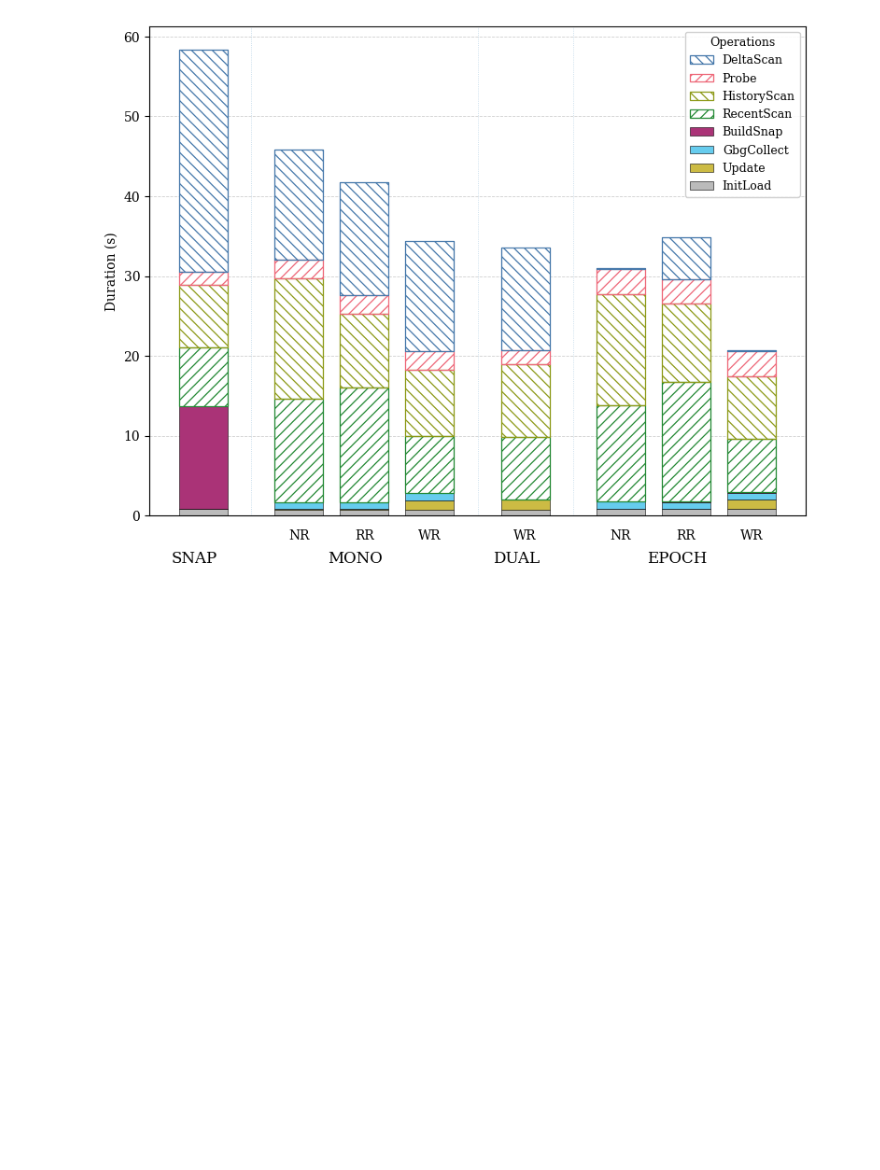
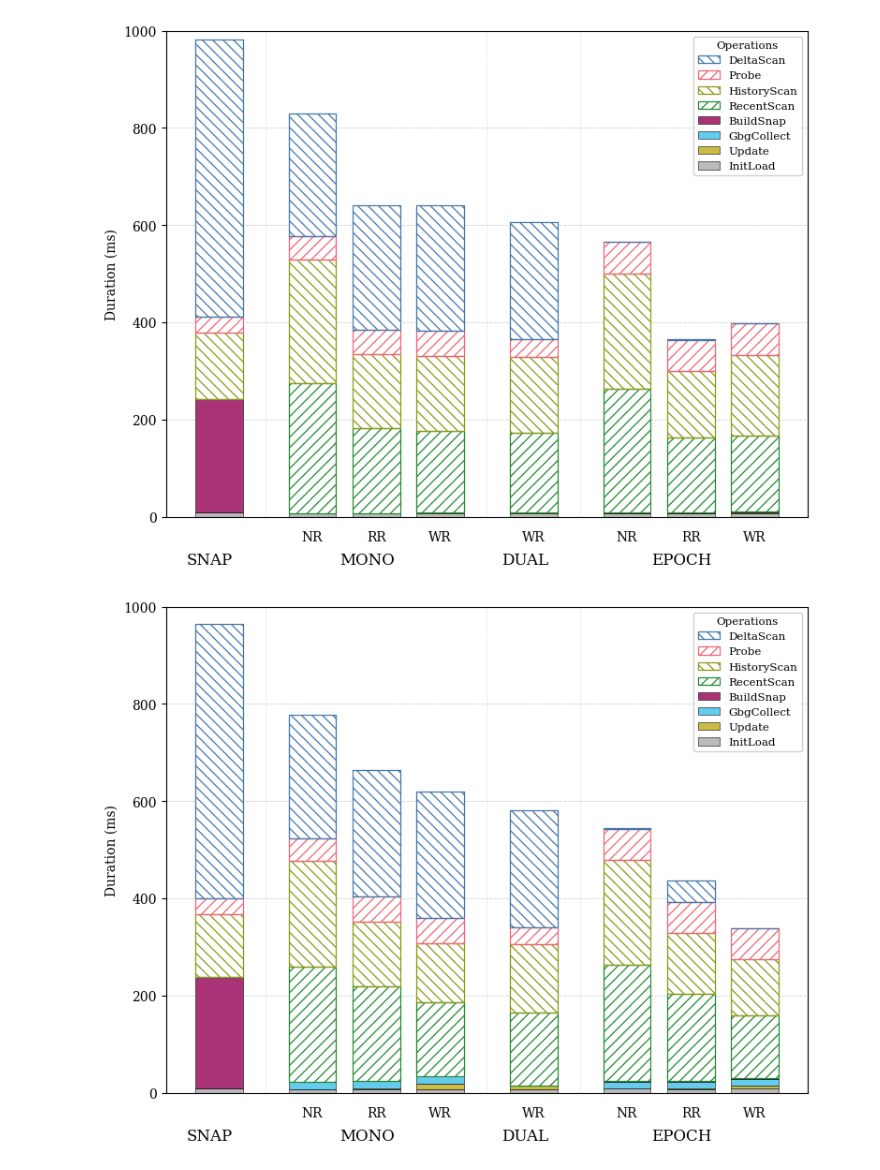
Before and after one commit to mallang/FosterBtree, a Jupyter notebook: benches/hash_join/htap_simulation/new_plot.ipynb, the cells around one changed output. Cells and saved outputs as stored; diff of their text form; code cells hidden in the pictures; blank space fills up the shorter version.

Commit message:
newest version with draw plot

```diff
--- a/benches/hash_join/htap_simulation/new_plot.ipynb
+++ b/benches/hash_join/htap_simulation/new_plot.ipynb
@@ -10,12 +12,9 @@ TX_MAP = {
     "DelSc": "DeltaScan",
 }
 
-# Load CSV into a DataFrame
-df = pd.read_csv("output/(UNIFORM-ANALYTICAL) Analytical Heavy_result.csv")
-df["tx_type"] = df["tx_type"].replace(TX_MAP)
-df.loc[df["table_type"] == "naive", "repair_type"] = ""
 
-def draw_grouped_stacked_bar(df, title="R-heavy", subtitle="All Types"):
+
+def draw_grouped_stacked_bar(df, title="R-heavy", subtitle="All Types", path = "output/"):
     # ORDER & DISPLAY NAMES
     table_order   = ["naive", "heap", "chain", "par"]  # data keys
     table_display = {"naive":"SNAP", "heap":"MONO", "chain":"DUAL", "par":"EPOCH"}
@@ -79,13 +78,13 @@ def draw_grouped_stacked_bar(df, title="R-heavy", subtitle="All Types"):
     plt.rcParams["font.serif"]  = ["Times New Roman", "Times", "Nimbus Roman No9 L", "DejaVu Serif"]
     plt.rcParams["hatch.linewidth"] = 0.9
 
-    # pivot (ms) -> seconds
+    # pivot (ms) -> ms
     pvt = (
         df.pivot_table(index=["table_type","repair_type"],
                        columns="tx_type", values="duration_ms",
                        aggfunc="sum", fill_value=0.0)
         .reindex(columns=tx_order, fill_value=0.0)
-    ) / 1000.0
+    )
 
 
     # x positions (two-tier labels)
@@ -147,36 +146,92 @@ def draw_grouped_stacked_bar(df, title="R-heavy", subtitle="All Types"):
                 transform=ax.get_xaxis_transform(), fontsize=12, clip_on=False)
 
     # separators between major groups
     for k in range(1, len(major_centers)):
         prev_end   = max([xx for xx,(tt,_) in zip(bar_x, combos) if tt == table_order[k-1]])
         next_start = min([xx for xx,(tt,_) in zip(bar_x, combos) if tt == table_order[k]])
         ax.axvline((prev_end + next_start)/2, linestyle=":", linewidth=0.6, alpha=0.3)
 
     # y-axis
     ax.set_axisbelow(True)
     ax.yaxis.grid(True, linestyle="--", linewidth=0.6, alpha=0.6)
-    ax.set_ylabel("Duration (s)")
+    ax.set_ylabel("Duration (ms)")
+
+    if title.startswith('R'):
+        ax.set_ylim(top=1000.0)
+    elif title.startswith('W'):
+        ax.set_ylim(top=260.0)
 
     # Title (exactly as provided)
-    ax.set_title(title)
+    # ax.set_title(title)
 
     # Legend (manual so READ shows hatch per-op, WRITE are solid), reversed order
     handles, labels = [], []
     for tx in tx_order[::-1]:
         if tx in write_like:
             patch = Patch(facecolor=color_map[tx], edgecolor="black", linewidth=0.4)
         else:
             patch = Patch(facecolor="white", edgecolor=color_map[tx],
                           hatch=hatch_read_map.get(tx, "///"), linewidth=0.9)
         handles.append(patch)
         labels.append(tx)
 
-    ax.legend(handles, labels, title="Operations",
-              loc="upper right", framealpha=0.9, fontsize=9, title_fontsize=9)
+    # ax.legend(handles, labels, title="Operations",
+    #           loc="upper right", framealpha=0.9, fontsize=9, title_fontsize=9)
+    bbox_to_anchor = (1.0, 1.0)
+    # if title.startswith('W') :
+    #     bbox_to_anchor = (0.865, 1.0)
 
+    # ax.legend(
+    #     handles, labels, title="Operations",
+    #     loc="upper right",
+    #     bbox_to_anchor=bbox_to_anchor,   # 默认 (1,1)，往左移到 0.92，可微调
+    #     framealpha=0.9,
+    #     fontsize=9,
+    #     title_fontsize=9
+    # )
+    ax.legend(
+        handles, labels, title="Operations",
+        loc="upper right",
+        bbox_to_anchor=bbox_to_anchor,
+        framealpha=0.9,
+        fontsize=8.5,
+        title_fontsize=8.5,
+    )
     plt.tight_layout()
+
+    plt.savefig(path + title + ".pdf", format="pdf")
     plt.show()
 
-draw_grouped_stacked_bar(df, title="", subtitle="All Types")
+workload_levels = [
+    "Analytical Only",
+    "Extremely Analytical Heavy",
+    "Analytical Heavy",
+    "Hybrid",
+    "Transactional Heavy",
+    "Extremely Transactional Heavy",
+    "Transactional Only"
+]
+workload_title_dict = {
+    "Analytical Only": "RO",              # Read Only
+    "Extremely Analytical Heavy": "RE",   # Read Extremely Heavy
+    "Analytical Heavy": "RH",             # Read Heavy
+    "Hybrid": "B",                        # Balanced
+    "Transactional Heavy": "WH",          # Write Heavy
+    "Extremely Transactional Heavy": "WE",# Write Extremely Heavy
+    "Transactional Only": "WO"            # Write Only
+}
+
+TXN_NUM = 100
+
+for wkld in workload_levels:
+    df_name = "output/" + "(UNIFORM-ANALYTICAL) " + wkld + "_result.csv"
+    # Load CSV into a DataFrame
+    df = pd.read_csv(df_name)
+    df["duration_ms"] = df["duration_ms"] / TXN_NUM
+    # display(df)
+    df["tx_type"] = df["tx_type"].replace(TX_MAP)
+    df.loc[df["table_type"] == "naive", "repair_type"] = ""
+    draw_grouped_stacked_bar(df, title=workload_title_dict[wkld], subtitle="All Types", path="output/")
 # %% [output]
-[figure, old version]
+[figure, new version]
+[figure, added]
```
Also changed, not shown: parts of 6 cells of this notebook, 3 other files.
